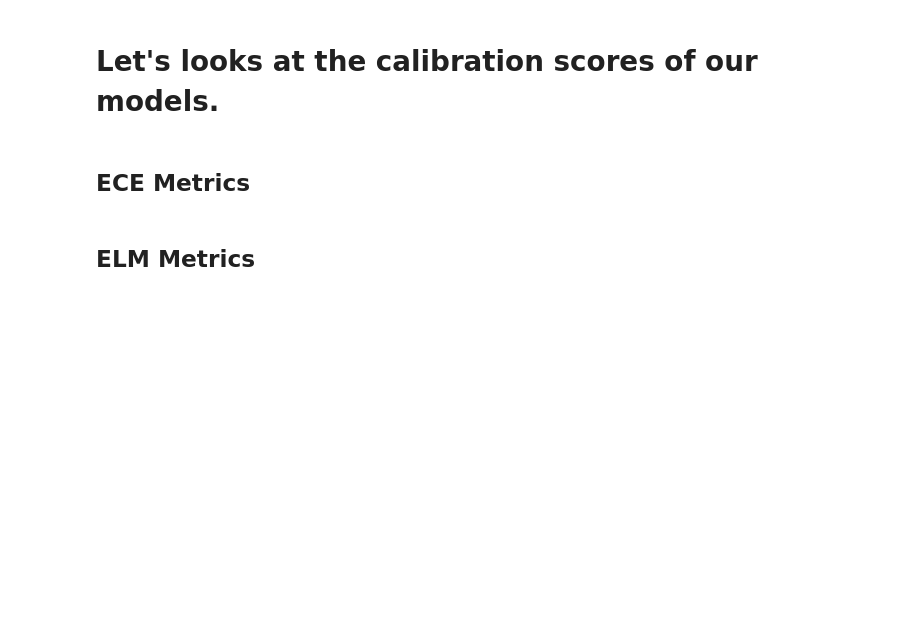
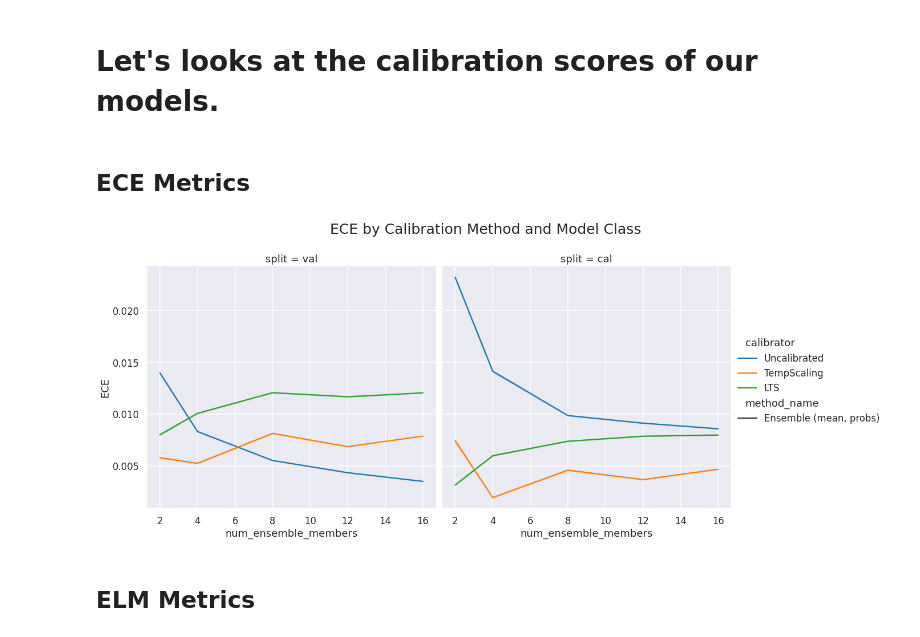
Before and after one commit to VictorButoi/ESE, a Jupyter notebook: notebooks/analyze_inf.ipynb, the cells around one changed output. Cells and saved outputs as stored; diff of their text form; code cells hidden in the pictures; blank space fills up the shorter version.

```diff
--- a/notebooks/analyze_inf.ipynb
+++ b/notebooks/analyze_inf.ipynb
@@ -74,7 +98,7 @@ image_info_df['method_name'].unique()
 # %%
 image_info_df['method_name'] = image_info_df['method_name'].astype('category')
 image_info_df['method_name'] = image_info_df['method_name'].cat.reorder_categories([
-    'Average UNet',
+    # 'Average UNet',
     'Ensemble (mean, probs)',
     # 'Ensemble (product, probs)',
 ])
@@ -89,20 +113,20 @@ image_info_df['split'] = image_info_df['split'].cat.reorder_categories([
 # %% [markdown]
 ## ECE Metrics
 # %%
-g = sns.catplot(
+g = sns.relplot(
     data=image_info_df,
-    x="calibrator",
+    x="num_ensemble_members",
     y="ECE",
-    hue="method_name",
+    hue="calibrator",
+    style="method_name",
     col="split",
-    kind="bar",
+    kind="line",
     height=8,
-    # aspect=3,
-    sharex=False
 )
 g.fig.suptitle("ECE by Calibration Method and Model Class", fontsize=25)
 g.fig.subplots_adjust(top=0.85)
-g.set(ylim=(0.0, 0.045))
+# %% [output]
+[figure, added]
 # %%
 # g = sns.catplot(
 #     data=image_info_df,
```
Also changed, not shown: parts of 21 cells of this notebook, 5 other files.
